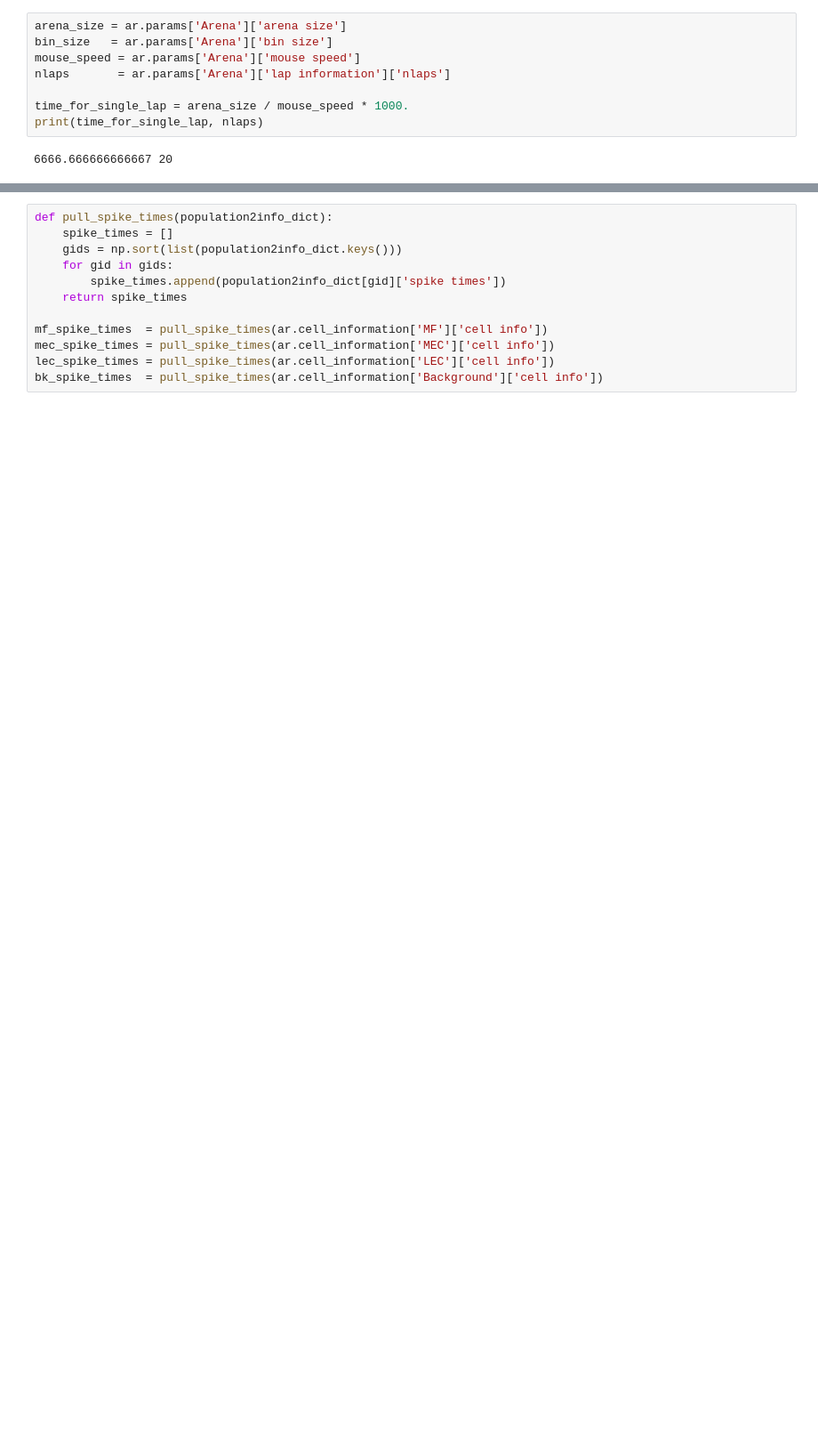
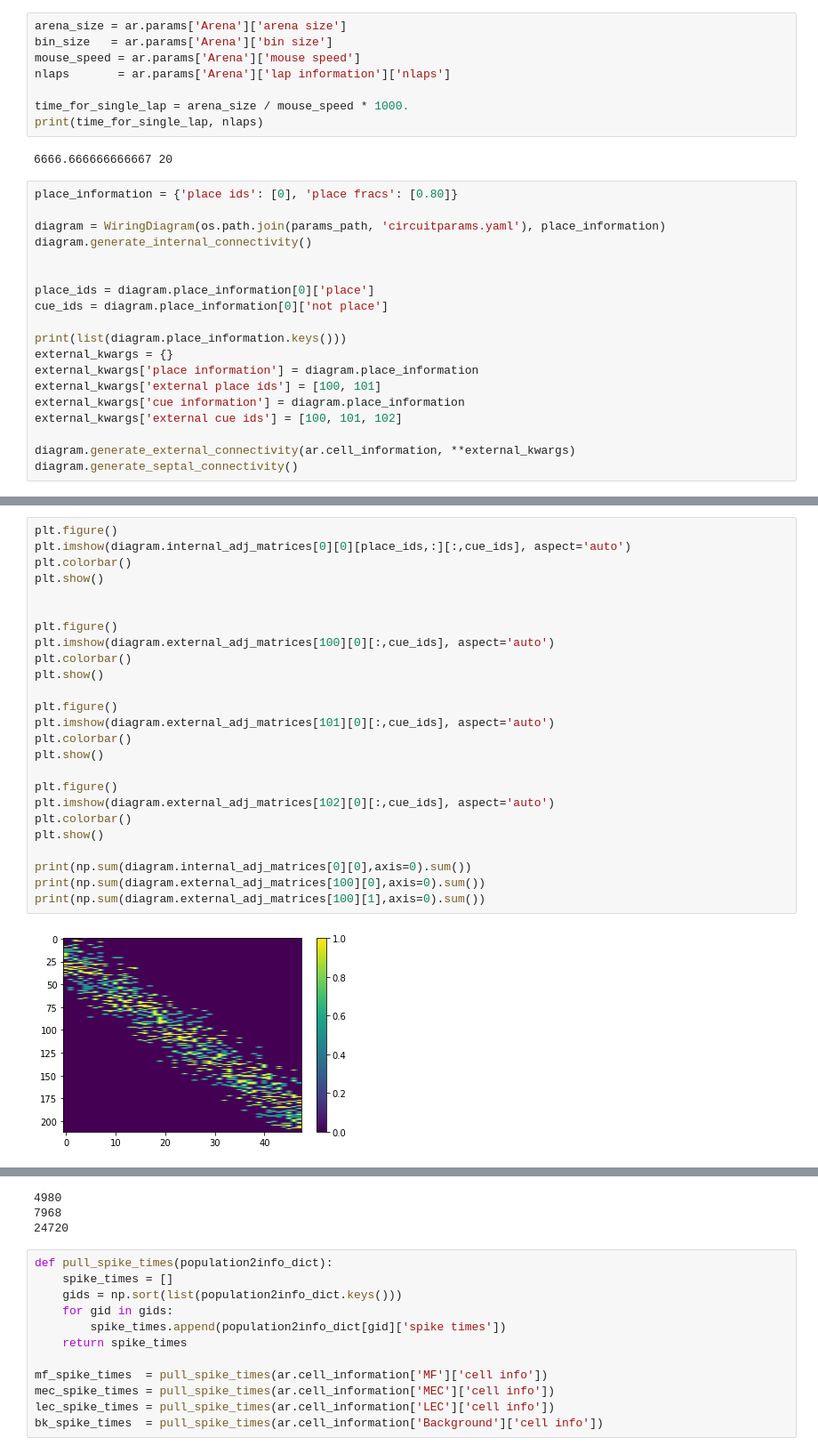
Before and after one commit to soltesz-lab/ca3_biophysical, a Jupyter notebook: notebooks/training.ipynb, the cells around one changed output, grey strips where cells are left out. Shown at 89% size. Drawn from its saved outputs; the diff is of its cells as text; blank space fills up the shorter version.

```diff
--- a/notebooks/training.ipynb
+++ b/notebooks/training.ipynb
@@ -131,3 +126,22 @@ time_for_single_lap = arena_size / mouse_speed * 1000.
 print(time_for_single_lap, nlaps)
 # %% [output]
 6666.666666666667 20
+# %%
+place_information = {'place ids': [0], 'place fracs': [0.80]}
+
+diagram = WiringDiagram(os.path.join(params_path, 'circuitparams.yaml'), place_information)
+diagram.generate_internal_connectivity()
+
+
+place_ids = diagram.place_information[0]['place']
+cue_ids = diagram.place_information[0]['not place']
+
+print(list(diagram.place_information.keys()))
+external_kwargs = {}
+external_kwargs['place information'] = diagram.place_information
+external_kwargs['external place ids'] = [100, 101]
+external_kwargs['cue information'] = diagram.place_information
+external_kwargs['external cue ids'] = [100, 101, 102]
+
+diagram.generate_external_connectivity(ar.cell_information, **external_kwargs)
+diagram.generate_septal_connectivity()
@@ -179,0 +199,27 @@ frac place 0.8
+# %%
+plt.figure()
+plt.imshow(diagram.internal_adj_matrices[0][0][place_ids,:][:,cue_ids], aspect='auto')
+plt.colorbar()
+plt.show()
+
+
+plt.figure()
+plt.imshow(diagram.external_adj_matrices[100][0][:,cue_ids], aspect='auto')
+plt.colorbar()
+plt.show()
+
+plt.figure()
+plt.imshow(diagram.external_adj_matrices[101][0][:,cue_ids], aspect='auto')
+plt.colorbar()
+plt.show()
+
+plt.figure()
+plt.imshow(diagram.external_adj_matrices[102][0][:,cue_ids], aspect='auto')
+plt.colorbar()
+plt.show()
+
+print(np.sum(diagram.internal_adj_matrices[0][0],axis=0).sum())
+print(np.sum(diagram.external_adj_matrices[100][0],axis=0).sum())
+print(np.sum(diagram.external_adj_matrices[100][1],axis=0).sum())
+# %% [output]
+[figure, added]
@@ -180,3 +229,6 @@ frac place 0.8
+4980
+7968
+24720
 # %%
 def pull_spike_times(population2info_dict):
     spike_times = []
```
Also changed, not shown: parts of 13 cells of this notebook, 59 other files.
